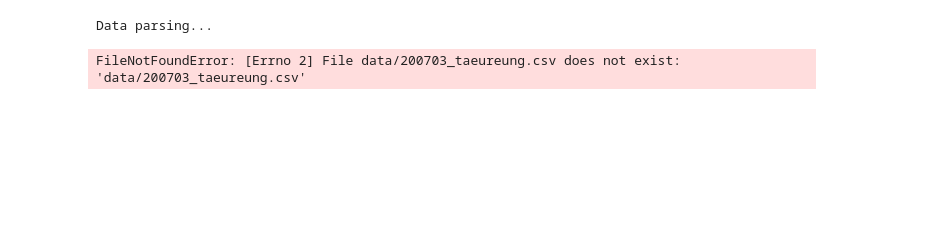
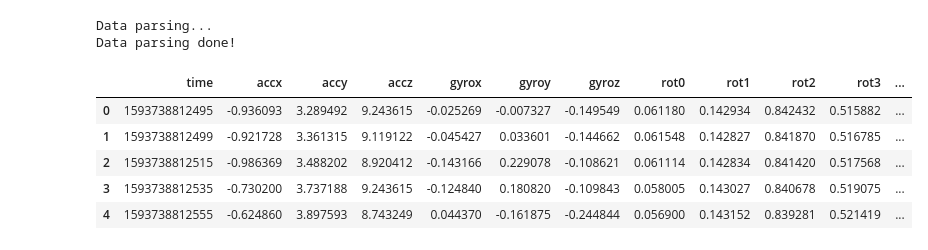
Before and after one commit to keenranger/WHere_codes, a Jupyter notebook: main.ipynb, the cells around one changed output. Saved outputs shown, nothing was run; the diff lists cells and outputs as text; code cells hidden in the pictures; blank space fills up the shorter version.

```diff
--- a/main.ipynb
+++ b/main.ipynb
@@ -14,15 +14,21 @@ import matplotlib.pyplot as plt
 from tqdm import tqdm
 import plotly.graph_objects as go
 # %%
-file_name = "200703_taeurung"
+file_name = "200703_taereung"
 pvloader = DataLoader("data/200703_taereung.csv", file_name)
 pvloader.loader()
 sensor_df = pvloader.sensor_df[["time", "accx", "accy", "accz", "gyrox", "gyroy",
                                 "gyroz", "rot0", "rot1", "rot2", "rot3", "game0", "game1", "game2", "game3"]]
 sensor_df.head()
 # %% [output]
 Data parsing...
+Data parsing done!
-FileNotFoundError: [Errno 2] File data/200703_taeureung.csv does not exist: 'data/200703_taeureung.csv'
+|  | time | accx | accy | accz | gyrox | gyroy | gyroz | rot0 | rot1 | rot2 | rot3 | ... |
+| 0 | 1593738812495 | -0.936093 | 3.289492 | 9.243615 | -0.025269 | -0.007327 | -0.149549 | 0.061180 | 0.142934 | 0.842432 | 0.515882 | ... |
+| 1 | 1593738812499 | -0.921728 | 3.361315 | 9.119122 | -0.045427 | 0.033601 | -0.144662 | 0.061548 | 0.142827 | 0.841870 | 0.516785 | ... |
+| 2 | 1593738812515 | -0.986369 | 3.488202 | 8.920412 | -0.143166 | 0.229078 | -0.108621 | 0.061114 | 0.142834 | 0.841420 | 0.517568 | ... |
+| 3 | 1593738812535 | -0.730200 | 3.737188 | 9.243615 | -0.124840 | 0.180820 | -0.109843 | 0.058005 | 0.143027 | 0.840678 | 0.519075 | ... |
+| 4 | 1593738812555 | -0.624860 | 3.897593 | 8.743249 | 0.044370 | -0.161875 | -0.244844 | 0.056900 | 0.143152 | 0.839281 | 0.521419 | ... |
 # %%
 walker = Walker()
 for row in tqdm(sensor_df.itertuples(), total=len(sensor_df)):
```
Also changed, not shown: parts of 5 cells of this notebook, 4 other files.
